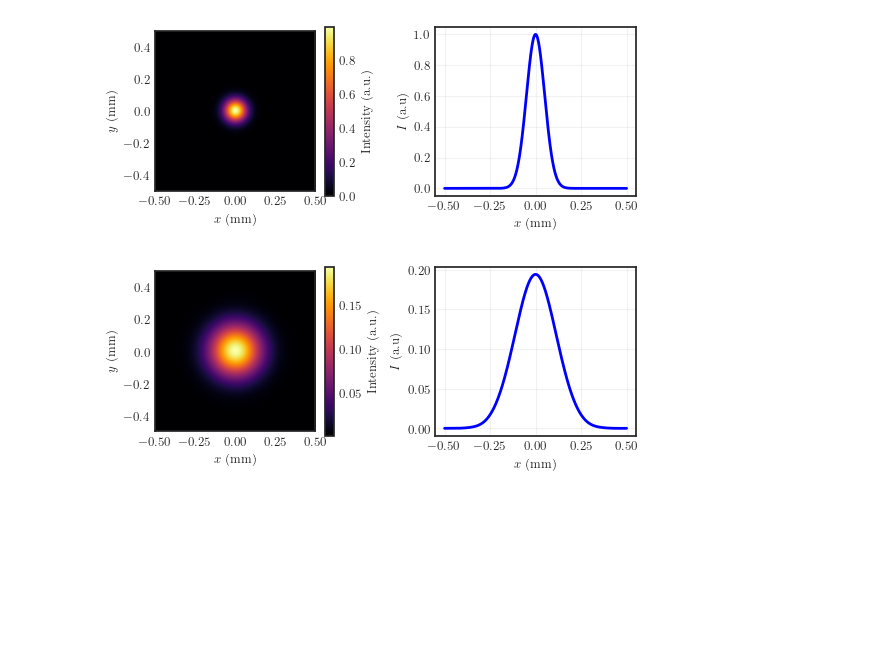
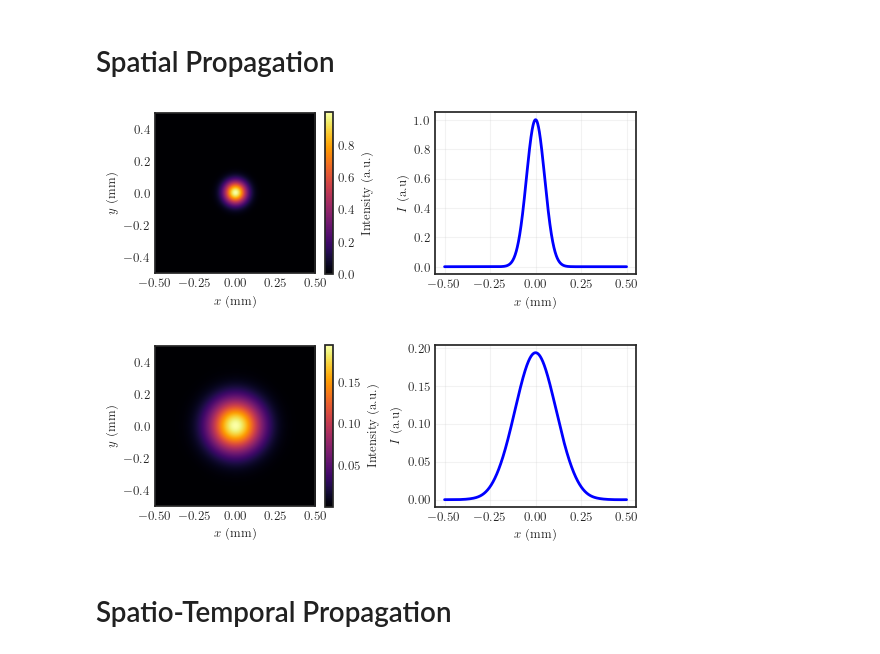
Before and after one commit to juardilag/asmpy, a Jupyter notebook: test.ipynb, the cells around one changed output. Cells and saved outputs as stored; diff of their text form; code cells hidden in the pictures; blank space fills up the shorter version.

Commit message:
added spatiotemporal propagation functions and results

```diff
--- a/test.ipynb
+++ b/test.ipynb
@@ -18,6 +18,8 @@ tex_fonts = {
 
 plt.style.use('seaborn-v0_8-white')
 plt.rcParams.update(tex_fonts)
+# %% [markdown]
+# Spatial Propagation
 # %%
 N = 2048                # Number of grid points per side
 L = 1.0e-3              # Grid side length (2 mm)
@@ -43,25 +45,25 @@ slice_in = I_in[N//2, :]
 slice_out = I_out[N//2, :]
 x_mm = x * 1e3 # x-axis in mm
 # %%
-fig, ax = plt.subplots(1,2,figsize=(6.2, 2.2), gridspec_kw={'wspace': 0.4})
+fig, ax = plt.subplots(1,2,figsize=(6.2, 2.1), gridspec_kw={'wspace': 0.4})
 
 im = ax[0].imshow(I_in, extent=[x_mm[0], x_mm[-1], x_mm[0], x_mm[-1]], cmap='inferno', interpolation='bilinear')
 ax[0].set_xlabel(r'$x$ (mm)')
 ax[0].set_ylabel(r'$y$ (mm)')
 plt.colorbar(im, label='Intensity (a.u.)')
 
 ax[1].plot(x_mm, slice_in / jnp.max(slice_in), label='Input', color='blue', linewidth=2)
 ax[1].grid(alpha = 0.25)
 ax[1].set_xlabel(r'$x$ (mm)')
 ax[1].set_ylabel(r'$I$ (a.u)')
 
 plt.tight_layout()
 plt.savefig('initial_space_profile.png', dpi = 300, bbox_inches ='tight')
 plt.show()
 # %% [output]
-[figure, old version]
+[figure, new version]
 # %%
-fig, ax = plt.subplots(1,2,figsize=(6.2, 2.2), gridspec_kw={'wspace': 0.4})
+fig, ax = plt.subplots(1,2,figsize=(6.2, 2.1), gridspec_kw={'wspace': 0.4})
 
 im = ax[0].imshow(I_out, extent=[x_mm[0], x_mm[-1], x_mm[0], x_mm[-1]], cmap='inferno', interpolation='bilinear')
 ax[0].set_xlabel(r'$x$ (mm)')
@@ -77,4 +79,6 @@ plt.tight_layout()
 plt.savefig('final_space_profile.png', dpi = 300, bbox_inches ='tight')
 plt.show()
 # %% [output]
-[figure, old version]
+[figure, new version]
+# %% [markdown]
+# Spatio-Temporal Propagation
```
Also changed, not shown: parts of 4 cells of this notebook, 1 other file.
